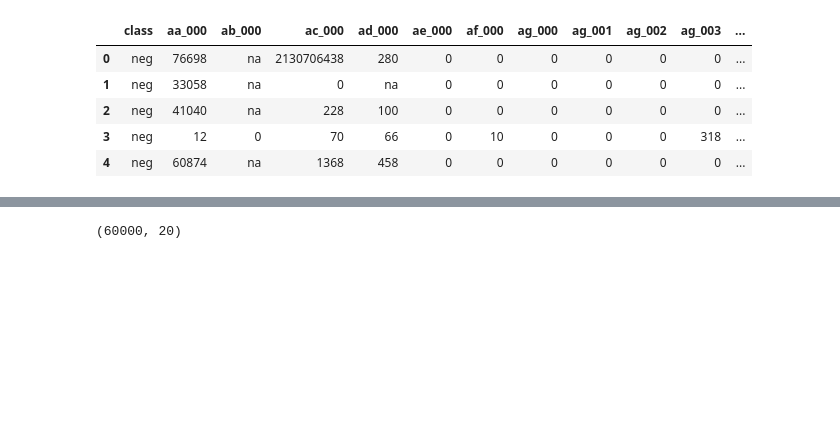
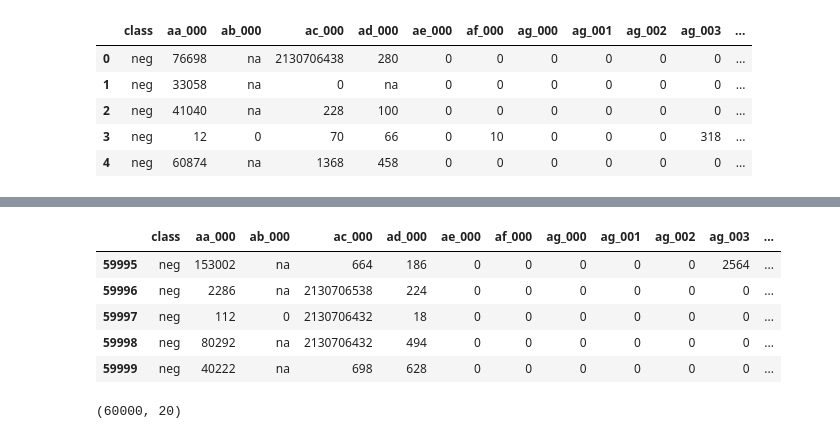
Before and after one commit to Ayomide-ola/Bussiness_Analysis, a Jupyter notebook: App_failure CA.ipynb, the cells around one changed output, grey strips where cells are left out. Saved outputs shown, nothing was run; the diff lists cells and outputs as text; code cells hidden in the pictures; blank space fills up the shorter version.

```diff
--- a/App_failure CA.ipynb
+++ b/App_failure CA.ipynb
@@ -169,3 +190,12 @@ I specified that all 'na' objects should be treated as NAN values
+# %%
+AP1.tail()
+# %% [output]
+|  | class | aa_000 | ab_000 | ac_000 | ad_000 | ae_000 | af_000 | ag_000 | ag_001 | ag_002 | ag_003 | ... |
+| 59995 | neg | 153002 | na | 664 | 186 | 0 | 0 | 0 | 0 | 0 | 2564 | ... |
+| 59996 | neg | 2286 | na | 2130706538 | 224 | 0 | 0 | 0 | 0 | 0 | 0 | ... |
+| 59997 | neg | 112 | 0 | 2130706432 | 18 | 0 | 0 | 0 | 0 | 0 | 0 | ... |
+| 59998 | neg | 80292 | na | 2130706432 | 494 | 0 | 0 | 0 | 0 | 0 | 0 | ... |
+| 59999 | neg | 40222 | na | 698 | 628 | 0 | 0 | 0 | 0 | 0 | 0 | ... |
 # %%
 AP1.shape
 # %% [output]
```
Also changed, not shown: parts of 65 cells of this notebook.
